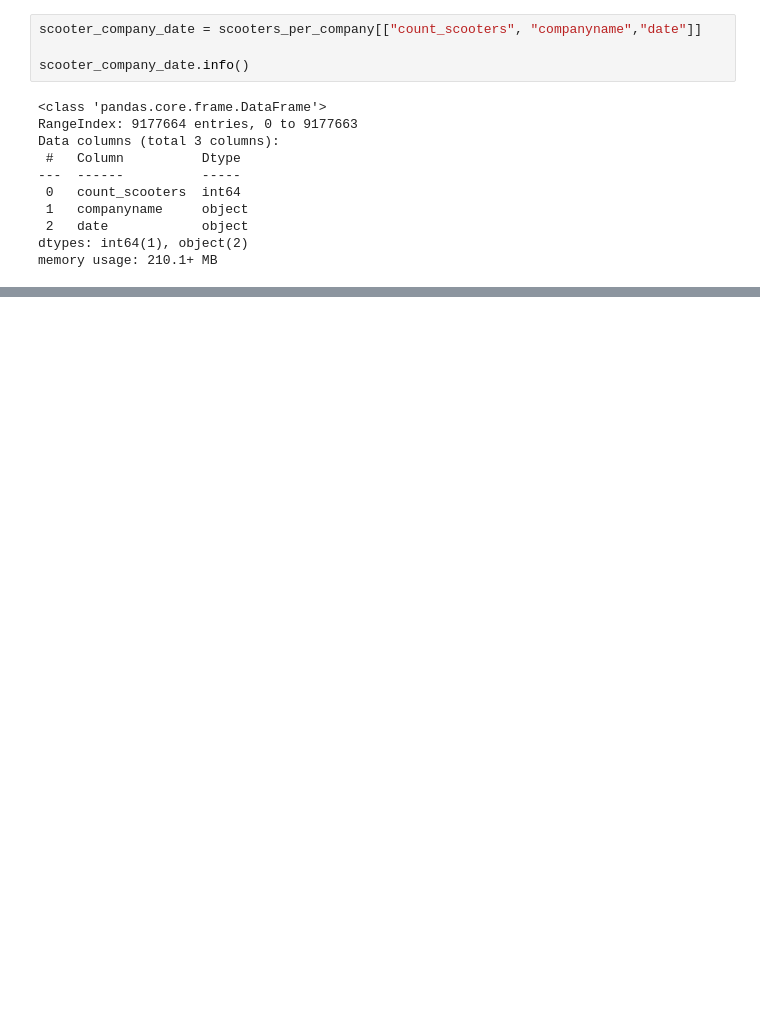
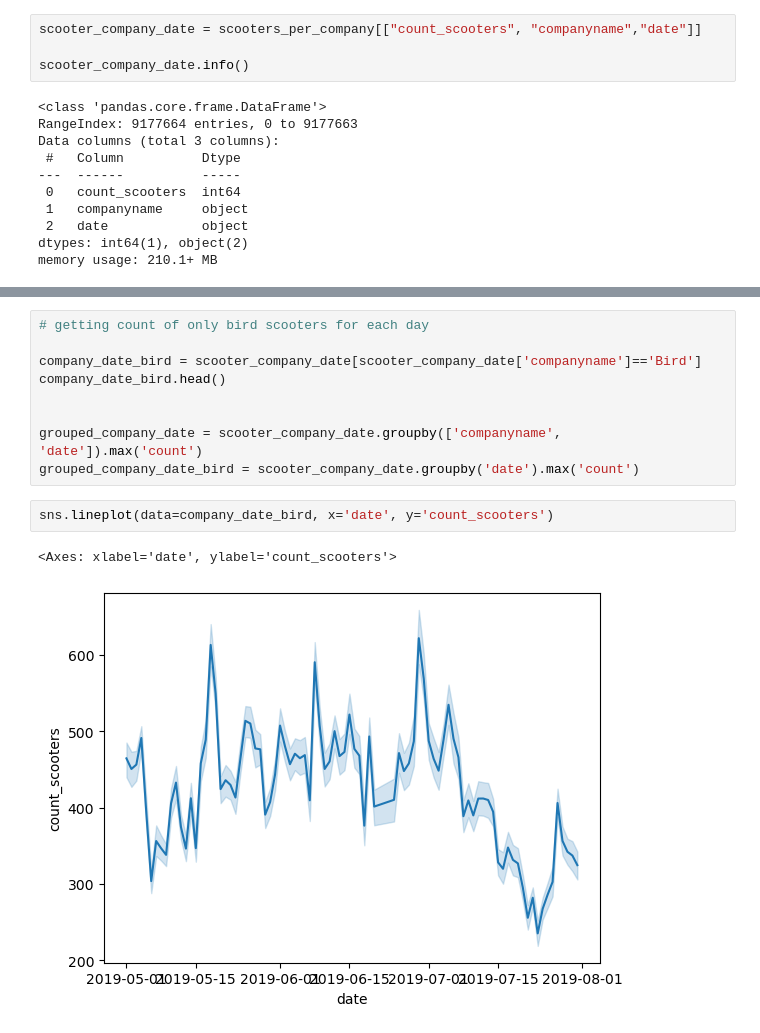
Before and after one commit to NSS-Data-Analytics-Cohort-10/scooters-group-2, a Jupyter notebook: notebooks/scooters.ipynb, the cells around one changed output, grey strips where cells are left out. Drawn from its saved outputs; the diff is of its cells as text; blank space fills up the shorter version.

```diff
--- a/notebooks/scooters.ipynb
+++ b/notebooks/scooters.ipynb
@@ -345,0 +362,14 @@ KeyboardInterrupt:
+# %%
+# getting count of only bird scooters for each day
+
+company_date_bird = scooter_company_date[scooter_company_date['companyname']=='Bird']
+company_date_bird.head()
+
+
+grouped_company_date = scooter_company_date.groupby(['companyname', 'date']).max('count')
+grouped_company_date_bird = scooter_company_date.groupby('date').max('count')
+# %%
+sns.lineplot(data=company_date_bird, x='date', y='count_scooters')
+# %% [output]
+<Axes: xlabel='date', ylabel='count_scooters'>
+[figure, added]
```
Also changed, not shown: parts of 15 cells of this notebook.
